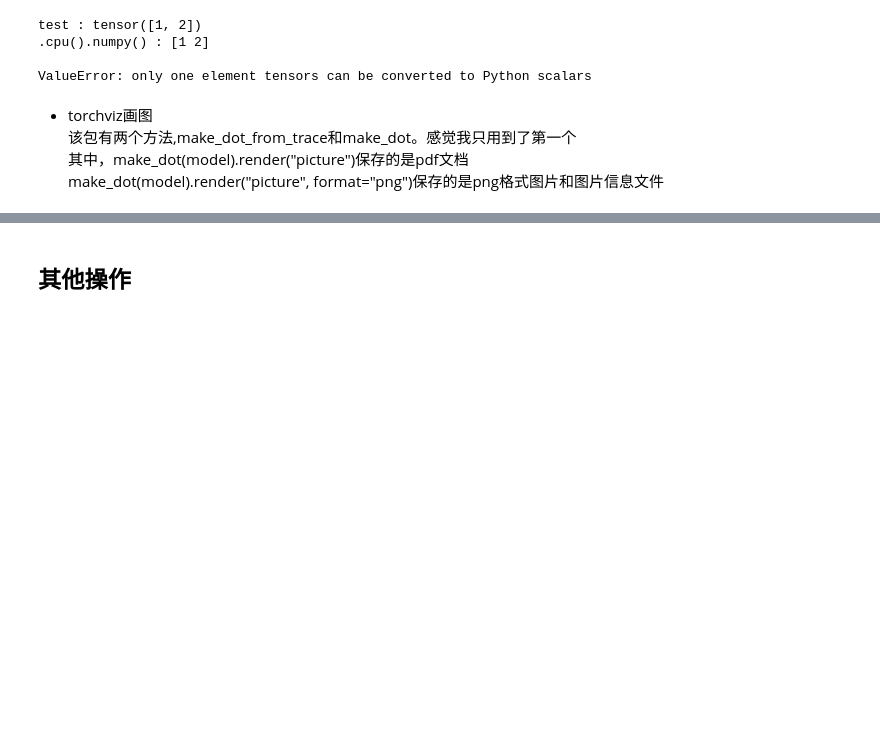
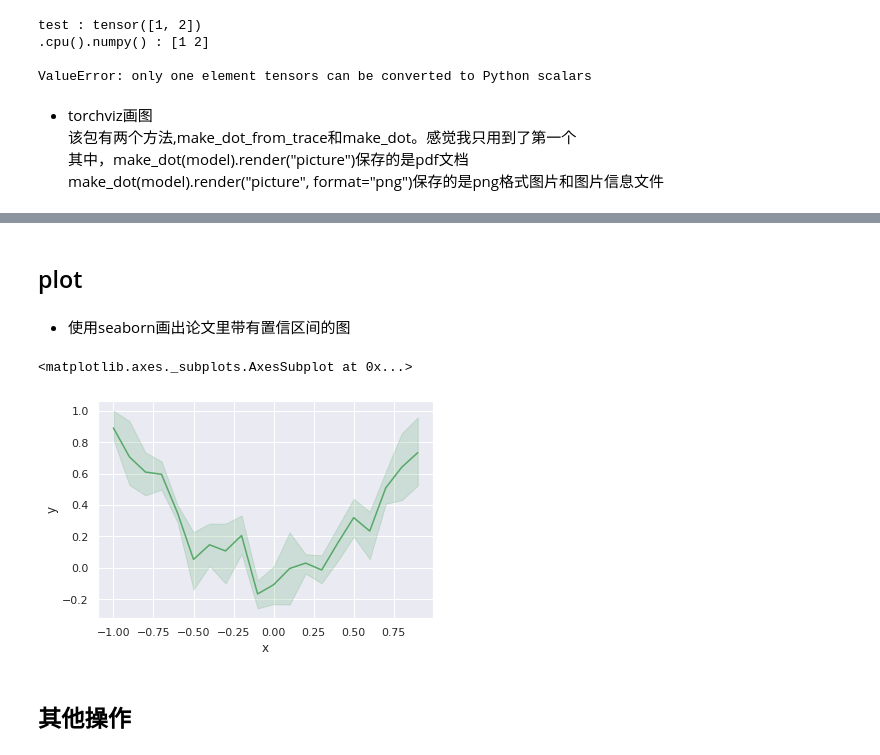
Before and after one commit to sunnyswag/RL_notes_and_codes, a Jupyter notebook: utils.ipynb, the cells around one changed output, grey strips where cells are left out. Drawn from its saved outputs; the diff is of its cells as text; code cells hidden in the pictures; blank space fills up the shorter version.

```diff
--- a/utils.ipynb
+++ b/utils.ipynb
@@ -174,6 +179,20 @@ make_dot(r)
 # %% [output]
 x.grad: tensor([2., 2., 2., 2., 2., 2., 2., 2., 2., 2.])
 [drawing not drawn]
+# %% [markdown]
+## <span id = "last">plot</span>
+# %% [markdown]
+* 使用seaborn画出论文里带有置信区间的图
+# %%
+num_fig = 5
+x_list_sub = lambda : np.arange(-1, 1, 0.1)
+x_list_target = np.stack((x_list_sub() for _ in range(num_fig)), axis=1).flatten()
+y_list_target = x_list_target ** 2 + np.random.randn(x_list_target.shape[0]) * 0.2
+data = pd.DataFrame(data=dict(x=x_list_target, y=y_list_target))
+sns.lineplot(x="x", y="y", data=data, color="g")
+# %% [output]
+<matplotlib.axes._subplots.AxesSubplot at 0x...>
+[figure, added]
 # %% [markdown]
 ## <span id = "last">其他操作</span>
 # %% [markdown]
```
Also changed, not shown: parts of 9 cells of this notebook, 48 other files.
